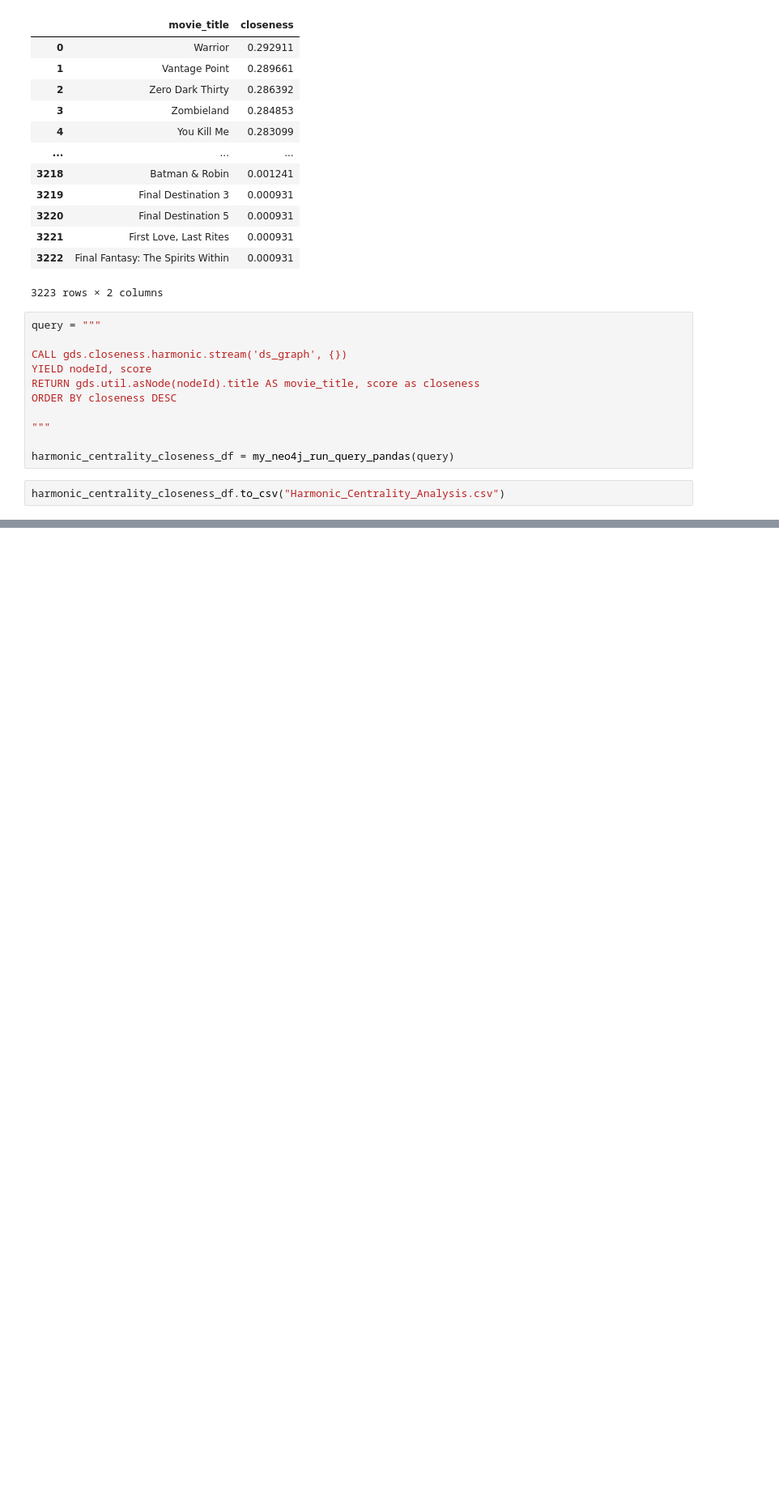
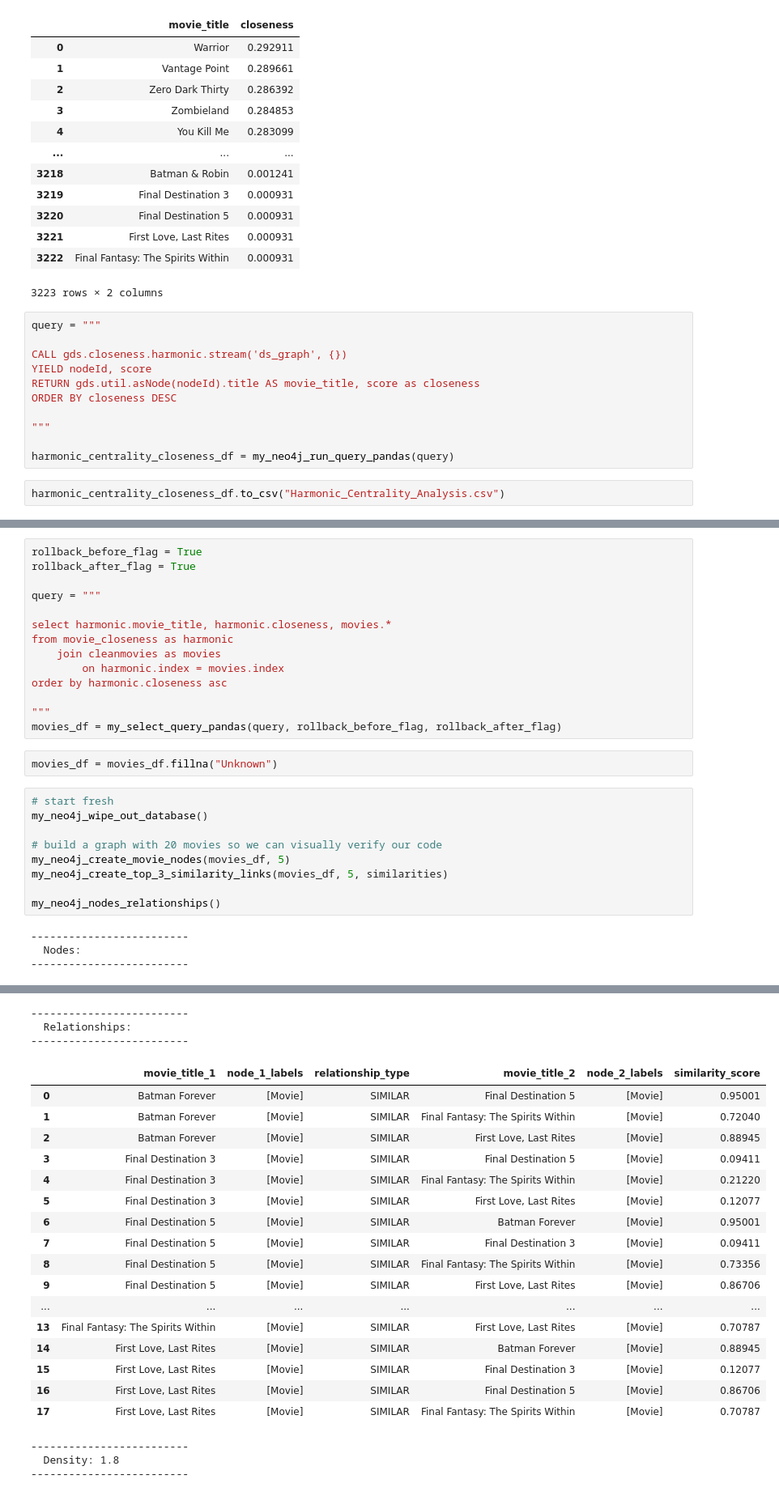
Before and after one commit to richardshelby/movie-recommendation-system, a Jupyter notebook: code/algorithms/1.0-ah-harmonic-centrality.ipynb, the cells around one changed output, grey strips where cells are left out. Shown at 81% size. Drawn from its saved outputs; the diff is of its cells as text; blank space fills up the shorter version.

Commit message:
updated harmonic centrality analysis

```diff
--- a/code/algorithms/1.0-ah-harmonic-centrality.ipynb
+++ b/code/algorithms/1.0-ah-harmonic-centrality.ipynb
@@ -615,0 +884,29 @@ harmonic_centrality_closeness_df.to_csv("Harmonic_Centrality_Analysis.csv")
+# %%
+rollback_before_flag = True
+rollback_after_flag = True
+
+query = """
+
+select harmonic.movie_title, harmonic.closeness, movies.*
+from movie_closeness as harmonic
+    join cleanmovies as movies
+        on harmonic.index = movies.index
+order by harmonic.closeness asc
+
+"""
+movies_df = my_select_query_pandas(query, rollback_before_flag, rollback_after_flag)
+# %%
+movies_df = movies_df.fillna("Unknown")
+# %%
+# start fresh
+my_neo4j_wipe_out_database()
+
+# build a graph with 20 movies so we can visually verify our code
+my_neo4j_create_movie_nodes(movies_df, 5)
+my_neo4j_create_top_3_similarity_links(movies_df, 5, similarities)
+
+my_neo4j_nodes_relationships()
+# %% [output]
+-------------------------
+  Nodes:
+-------------------------
@@ -615,0 +919,23 @@ harmonic_centrality_closeness_df.to_csv("Harmonic_Centrality_Analysis.csv")
+-------------------------
+  Relationships:
+-------------------------
+|  | movie_title_1 | node_1_labels | relationship_type | movie_title_2 | node_2_labels | similarity_score |
+| 0 | Batman Forever | [Movie] | SIMILAR | Final Destination 5 | [Movie] | 0.95001 |
+| 1 | Batman Forever | [Movie] | SIMILAR | Final Fantasy: The Spirits Within | [Movie] | 0.72040 |
+| 2 | Batman Forever | [Movie] | SIMILAR | First Love, Last Rites | [Movie] | 0.88945 |
+| 3 | Final Destination 3 | [Movie] | SIMILAR | Final Destination 5 | [Movie] | 0.09411 |
+| 4 | Final Destination 3 | [Movie] | SIMILAR | Final Fantasy: The Spirits Within | [Movie] | 0.21220 |
+| 5 | Final Destination 3 | [Movie] | SIMILAR | First Love, Last Rites | [Movie] | 0.12077 |
+| 6 | Final Destination 5 | [Movie] | SIMILAR | Batman Forever | [Movie] | 0.95001 |
+| 7 | Final Destination 5 | [Movie] | SIMILAR | Final Destination 3 | [Movie] | 0.09411 |
+| 8 | Final Destination 5 | [Movie] | SIMILAR | Final Fantasy: The Spirits Within | [Movie] | 0.73356 |
+| 9 | Final Destination 5 | [Movie] | SIMILAR | First Love, Last Rites | [Movie] | 0.86706 |
+| ... | ... | ... | ... | ... | ... | ... |
+| 13 | Final Fantasy: The Spirits Within | [Movie] | SIMILAR | First Love, Last Rites | [Movie] | 0.70787 |
+| 14 | First Love, Last Rites | [Movie] | SIMILAR | Batman Forever | [Movie] | 0.88945 |
+| 15 | First Love, Last Rites | [Movie] | SIMILAR | Final Destination 3 | [Movie] | 0.12077 |
+| 16 | First Love, Last Rites | [Movie] | SIMILAR | Final Destination 5 | [Movie] | 0.86706 |
+| 17 | First Love, Last Rites | [Movie] | SIMILAR | Final Fantasy: The Spirits Within | [Movie] | 0.70787 |
+-------------------------
+  Density: 1.8
+-------------------------
```
Also changed, not shown: parts of 20 cells of this notebook, 1 other file.
